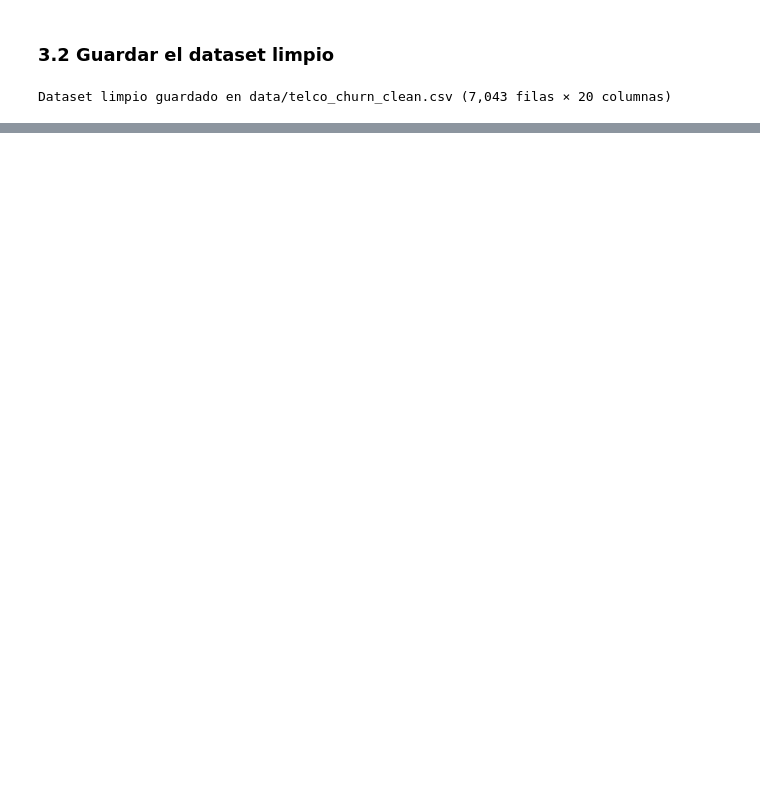
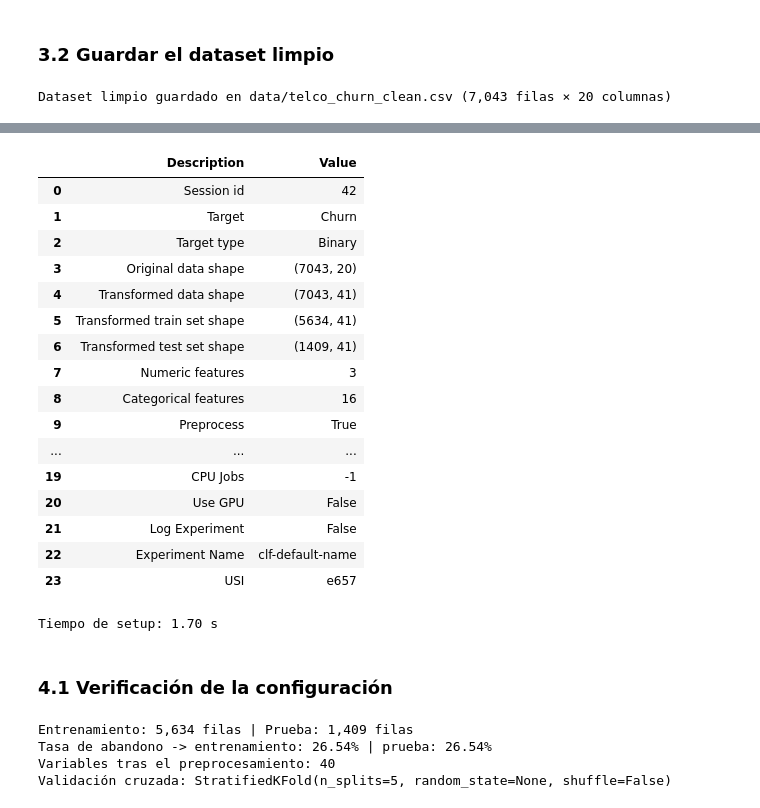
Before and after one commit to celleri-d/TrabajoPipeline3, a Jupyter notebook: pipeline_churn.ipynb, the cells around one changed output, grey strips where cells are left out. Saved outputs shown, nothing was run; the diff lists cells and outputs as text; code cells hidden in the pictures; blank space fills up the shorter version.

Commit message:
Configuración de PyCaret

```diff
--- a/pipeline_churn.ipynb
+++ b/pipeline_churn.ipynb
@@ -360,0 +385,64 @@ Dataset limpio guardado en data/telco_churn_clean.csv (7,043 filas × 20 columna
+# %%
+import time
+
+from pycaret.classification import ClassificationExperiment
+
+df_model = pd.read_csv(CLEAN_PATH)
+
+NUMERICAS = ["tenure", "MonthlyCharges", "TotalCharges"]
+CATEGORICAS = [c for c in df_model.columns if c not in NUMERICAS + ["Churn"]]
+SEMILLA = 42
+
+exp = ClassificationExperiment()
+
+inicio = time.perf_counter()
+exp.setup(
+    data=df_model,
+    target="Churn",
+    train_size=0.8,
+    data_split_stratify=True,
+    fold_strategy="stratifiedkfold",
+    fold=5,
+    numeric_features=NUMERICAS,
+    categorical_features=CATEGORICAS,
+    normalize=True,
+    normalize_method="zscore",
+    session_id=SEMILLA,
+    verbose=True,
+)
+tiempo_setup = time.perf_counter() - inicio
+print(f"Tiempo de setup: {tiempo_setup:.2f} s")
+# %% [output]
+|  | Description | Value |
+| 0 | Session id | 42 |
+| 1 | Target | Churn |
+| 2 | Target type | Binary |
+| 3 | Original data shape | (7043, 20) |
+| 4 | Transformed data shape | (7043, 41) |
+| 5 | Transformed train set shape | (5634, 41) |
+| 6 | Transformed test set shape | (1409, 41) |
+| 7 | Numeric features | 3 |
+| 8 | Categorical features | 16 |
+| 9 | Preprocess | True |
+| ... | ... | ... |
+| 19 | CPU Jobs | -1 |
+| 20 | Use GPU | False |
+| 21 | Log Experiment | False |
+| 22 | Experiment Name | clf-default-name |
+| 23 | USI | e657 |
+Tiempo de setup: 1.70 s
+# %% [markdown]
+### 4.1 Verificación de la configuración
+# %%
+X_train, X_test = exp.get_config("X_train"), exp.get_config("X_test")
+y_train, y_test = exp.get_config("y_train"), exp.get_config("y_test")
+
+print(f"Entrenamiento: {X_train.shape[0]:,} filas | Prueba: {X_test.shape[0]:,} filas")
+print(f"Tasa de abandono -> entrenamiento: {y_train.mean():.2%} | prueba: {y_test.mean():.2%}")
+print(f"Variables tras el preprocesamiento: {exp.get_config('X_train_transformed').shape[1]}")
+print(f"Validación cruzada: {exp.get_config('fold_generator')}")
+# %% [output]
+Entrenamiento: 5,634 filas | Prueba: 1,409 filas
+Tasa de abandono -> entrenamiento: 26.54% | prueba: 26.54%
+Variables tras el preprocesamiento: 40
+Validación cruzada: StratifiedKFold(n_splits=5, random_state=None, shuffle=False)
```
Also changed, not shown: parts of 9 cells of this notebook, 3 other files.
